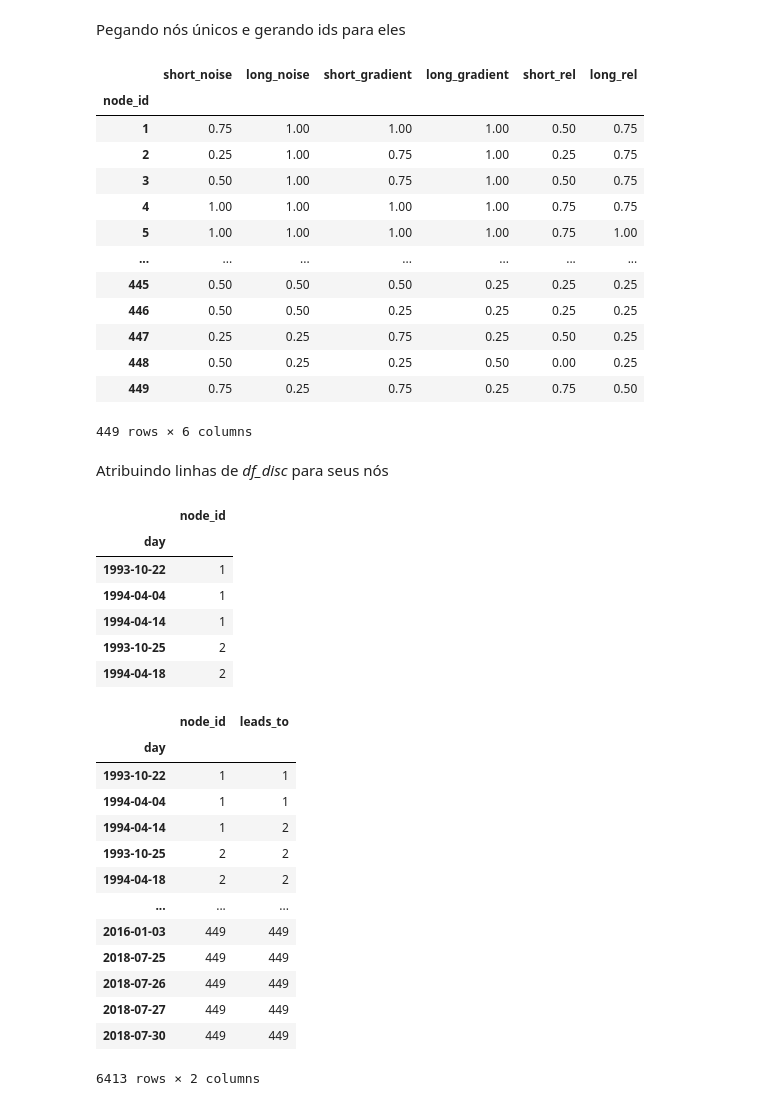
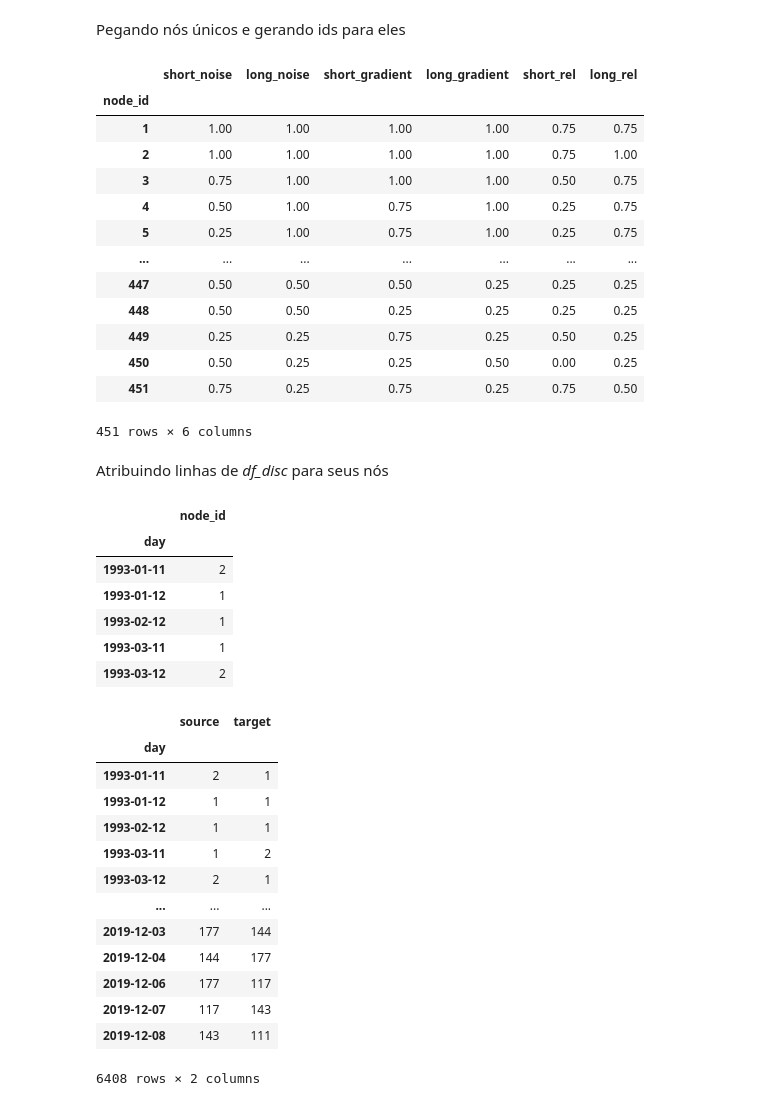
Before and after one commit to E-Trindade/complex_networks-bvsp, a Jupyter notebook: Ep2.ipynb, the cells around one changed output. Saved outputs shown, nothing was run; the diff lists cells and outputs as text; code cells hidden in the pictures.

Commit message:
Fixed edges building

```diff
--- a/Ep2.ipynb
+++ b/Ep2.ipynb
@@ -53,7 +53,7 @@ bvsp = bvsp.assign(
     long_rel = (bvsp.close - bvsp.long_min) / (bvsp.long_max - bvsp.long_min)
 )
 # %%
-df = bvsp[['short_noise', 'long_noise', 'short_gradient', 'long_gradient', 'short_rel', 'long_rel']][125:]
+df = bvsp[['short_noise', 'long_noise', 'short_gradient', 'long_gradient', 'short_rel', 'long_rel']][130:]
 df
 # %% [output]
 |  | short_noise | long_noise | short_gradient | long_gradient | short_rel | long_rel |
@@ -151,59 +151,55 @@ model_nodes
 # %% [output]
 |  | short_noise | long_noise | short_gradient | long_gradient | short_rel | long_rel |
 | node_id |  |  |  |  |  |  |
-| 1 | 0.75 | 1.00 | 1.00 | 1.00 | 0.50 | 0.75 |
-| 2 | 0.25 | 1.00 | 0.75 | 1.00 | 0.25 | 0.75 |
-| 3 | 0.50 | 1.00 | 0.75 | 1.00 | 0.50 | 0.75 |
-| 4 | 1.00 | 1.00 | 1.00 | 1.00 | 0.75 | 0.75 |
-| 5 | 1.00 | 1.00 | 1.00 | 1.00 | 0.75 | 1.00 |
+| 1 | 1.00 | 1.00 | 1.00 | 1.00 | 0.75 | 0.75 |
+| 2 | 1.00 | 1.00 | 1.00 | 1.00 | 0.75 | 1.00 |
+| 3 | 0.75 | 1.00 | 1.00 | 1.00 | 0.50 | 0.75 |
+| 4 | 0.50 | 1.00 | 0.75 | 1.00 | 0.25 | 0.75 |
+| 5 | 0.25 | 1.00 | 0.75 | 1.00 | 0.25 | 0.75 |
 | ... | ... | ... | ... | ... | ... | ... |
-| 445 | 0.50 | 0.50 | 0.50 | 0.25 | 0.25 | 0.25 |
-| 446 | 0.50 | 0.50 | 0.25 | 0.25 | 0.25 | 0.25 |
-| 447 | 0.25 | 0.25 | 0.75 | 0.25 | 0.50 | 0.25 |
-| 448 | 0.50 | 0.25 | 0.25 | 0.50 | 0.00 | 0.25 |
-| 449 | 0.75 | 0.25 | 0.75 | 0.25 | 0.75 | 0.50 |
+| 447 | 0.50 | 0.50 | 0.50 | 0.25 | 0.25 | 0.25 |
+| 448 | 0.50 | 0.50 | 0.25 | 0.25 | 0.25 | 0.25 |
+| 449 | 0.25 | 0.25 | 0.75 | 0.25 | 0.50 | 0.25 |
+| 450 | 0.50 | 0.25 | 0.25 | 0.50 | 0.00 | 0.25 |
+| 451 | 0.75 | 0.25 | 0.75 | 0.25 | 0.75 | 0.50 |
-449 rows × 6 columns
+451 rows × 6 columns
 # %% [markdown]
 Atribuindo linhas de _df_disc_ para seus nós
 # %%
 df_with_ids = df_disc.merge(model_nodes.reset_index(),
                     on='short_noise long_noise short_gradient long_gradient short_rel long_rel'.split(),
-                    right_index=True)[['node_id']]
+                    right_index=True).sort_index()[['node_id']]
 df_with_ids.head(5)
 # %% [output]
 |  | node_id |
 | day |  |
-| 1993-10-22 | 1 |
-| 1994-04-04 | 1 |
-| 1994-04-14 | 1 |
-| 1993-10-25 | 2 |
-| 1994-04-18 | 2 |
+| 1993-01-11 | 2 |
+| 1993-01-12 | 1 |
+| 1993-02-12 | 1 |
+| 1993-03-11 | 1 |
+| 1993-03-12 | 2 |
 # %%
 # state_graph = pd.DataFrame(columns)
 edges = df_with_ids[:-1].assign(
-    leads_to = df_with_ids.shift(-1).dropna().astype(int)
+    source = df_with_ids[:-1].node_id,
+    target = df_with_ids.shift(-1).dropna().astype(int)
 )
+
+edges = edges[['source', 'target']]
 edges
-# adjacency_graph = edges.pivot_table(
-#         index='node_id',
-#         columns=['leads_to'],
-#         aggfunc=len)\
-#     .fillna(0)
-
-# adjacency_graph
 # %% [output]
-|  | node_id | leads_to |
+|  | source | target |
 | day |  |  |
-| 1993-10-22 | 1 | 1 |
-| 1994-04-04 | 1 | 1 |
-| 1994-04-14 | 1 | 2 |
-| 1993-10-25 | 2 | 2 |
-| 1994-04-18 | 2 | 2 |
+| 1993-01-11 | 2 | 1 |
+| 1993-01-12 | 1 | 1 |
+| 1993-02-12 | 1 | 1 |
+| 1993-03-11 | 1 | 2 |
+| 1993-03-12 | 2 | 1 |
 | ... | ... | ... |
-| 2016-01-03 | 449 | 449 |
-| 2018-07-25 | 449 | 449 |
-| 2018-07-26 | 449 | 449 |
-| 2018-07-27 | 449 | 449 |
-| 2018-07-30 | 449 | 449 |
+| 2019-12-03 | 177 | 144 |
+| 2019-12-04 | 144 | 177 |
+| 2019-12-06 | 177 | 117 |
+| 2019-12-07 | 117 | 143 |
+| 2019-12-08 | 143 | 111 |
-6413 rows × 2 columns
+6408 rows × 2 columns
 # %%
```
Also changed, not shown: parts of 9 cells of this notebook, 4 other files.
